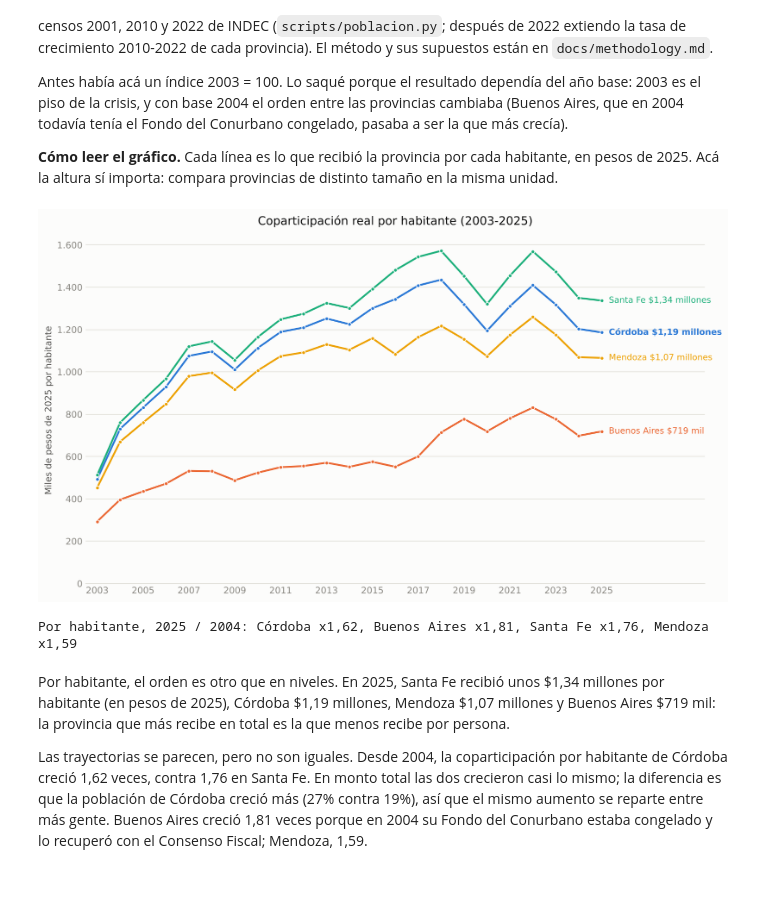
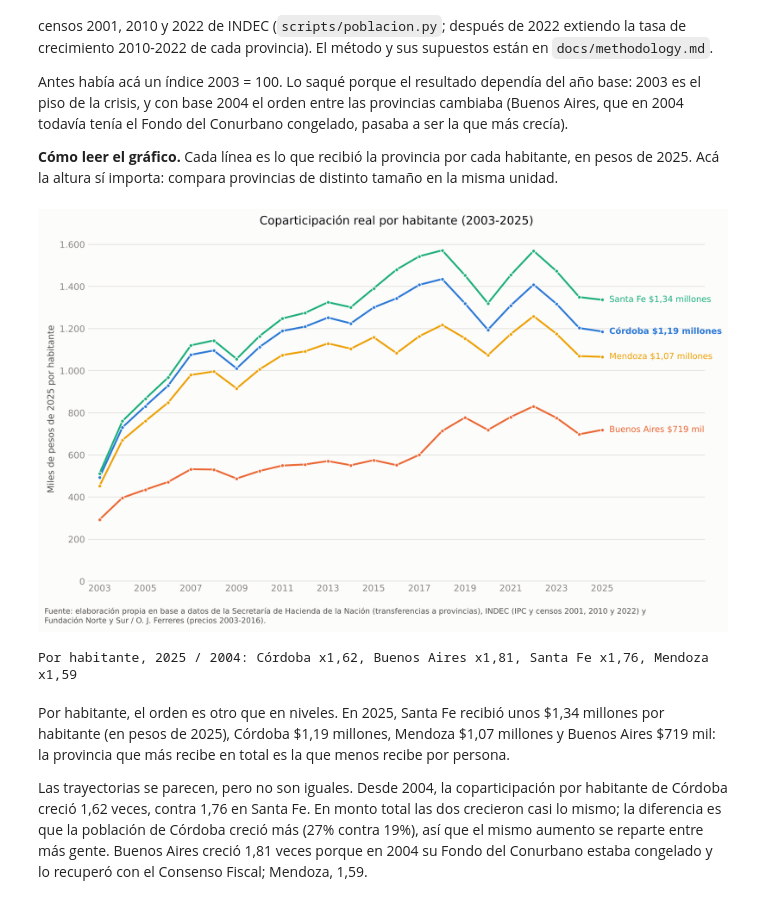
Before and after one commit to llorenzomagnano-sys/analisis-de-la-coparticipacion-federal-con-foco-en-cordoba, a Jupyter notebook: notebooks/01_serie_historica.ipynb, the cells around one changed output. Drawn from its saved outputs; the diff is of its cells as text; code cells hidden in the pictures.

```diff
--- a/notebooks/01_serie_historica.ipynb
+++ b/notebooks/01_serie_historica.ipynb
@@ -288,35 +289,35 @@ for provincia in provincias_referencia:
         color=colores[provincia], linewidth=2, marker="o", markersize=4,
         markerfacecolor=colores[provincia], markeredgecolor=SURFACE, markeredgewidth=0.8,
     )
     ax.annotate(
         f"{provincia} {pesos_por_habitante(ph.loc[2025, provincia])}",
         (2025, ph.loc[2025, provincia]), xytext=(8, 0), textcoords="offset points",
         ha="left", va="center", fontsize=9.5, color=colores[provincia],
         fontweight=("bold" if provincia == "Córdoba" else "normal"),
     )
 
 ax.set_title("Coparticipación real por habitante (2003-2025)", fontsize=13, color=INK_PRIMARY, pad=14)
 ax.set_ylabel("Miles de pesos de 2025 por habitante", fontsize=10)
 ax.set_xlabel("")
 ax.set_xlim(2002.5, 2029.5)
 ax.set_xticks(range(2003, 2026, 2))
 ax.set_ylim(0, None)
 ax.yaxis.set_major_formatter(mticker.FuncFormatter(lambda x, _: f"{x:,.0f}".replace(",", ".")))
 ax.grid(axis="y", color=GRID_COLOR, linewidth=0.8)
 ax.set_axisbelow(True)
 for spine in ["top", "right", "left"]:
     ax.spines[spine].set_visible(False)
 ax.spines["bottom"].set_color(GRID_COLOR)
 ax.tick_params(axis="both", length=0)
 
 fig.tight_layout()
-fig.savefig(FIGURES_DIR / "comparativo_provincias_por_habitante_2003_2025.png", dpi=300, facecolor=SURFACE)
+guardar_con_fuente(fig, FIGURES_DIR / "comparativo_provincias_por_habitante_2003_2025.png", f"{HACIENDA}, INDEC (IPC y censos 2001, 2010 y 2022) y {FERRERES}")
 plt.show()
 
 crecimiento = (ph.loc[2025] / ph.loc[2004])[provincias_referencia]
 print("Por habitante, 2025 / 2004:", ", ".join(f"{p} x{ar(v)}" for p, v in crecimiento.items()))
 # %% [output]
-[figure, old version]
+[figure, new version]
 Por habitante, 2025 / 2004: Córdoba x1,62, Buenos Aires x1,81, Santa Fe x1,76, Mendoza x1,59
 # %% [markdown]
 Por habitante, el orden es otro que en niveles. En 2025, Santa Fe recibió unos \$1,34
```
Also changed, not shown: parts of 4 cells of this notebook, 21 other files.
